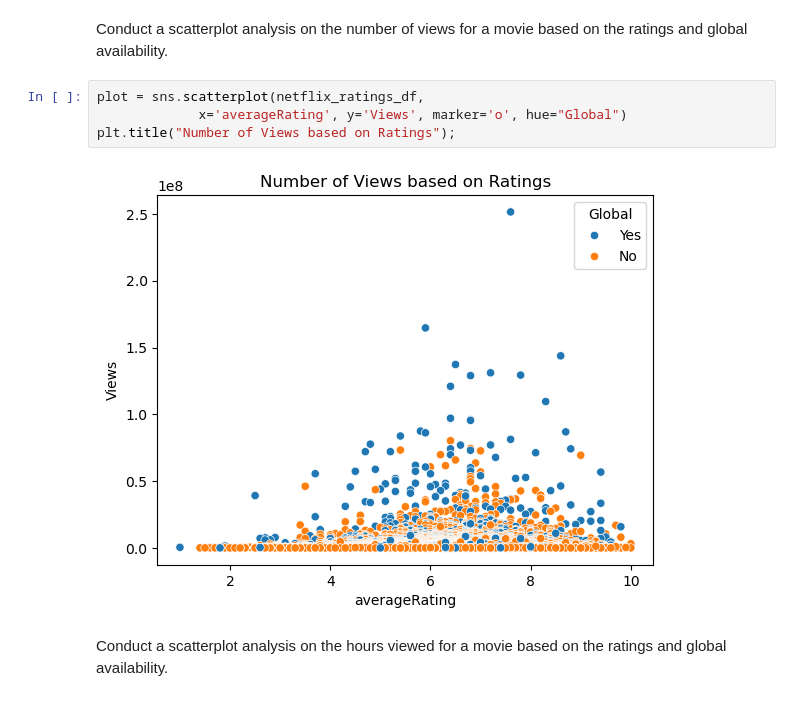
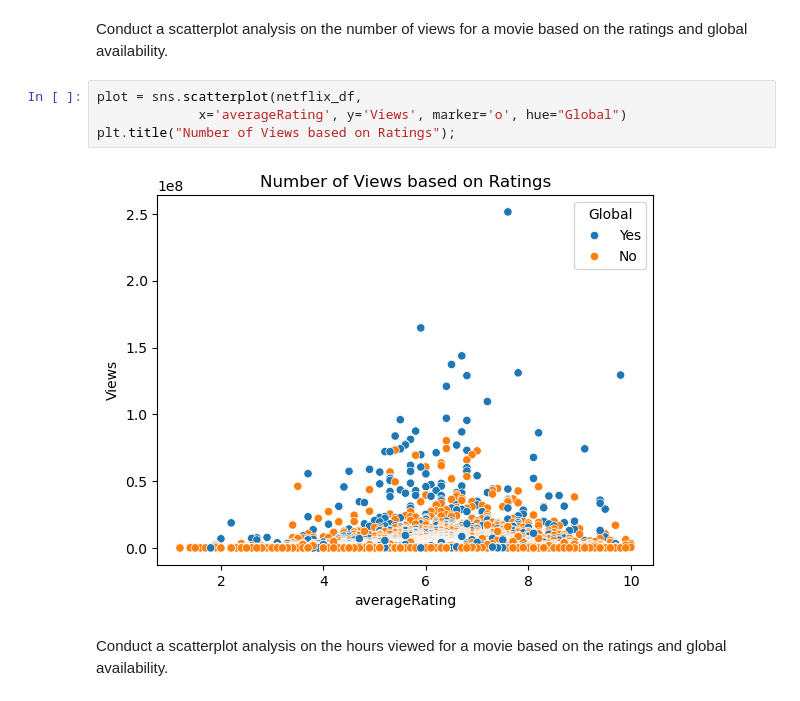
Before and after one commit to xuanlianliu/Data_Science_Project, a Jupyter notebook: Netflix.ipynb, the cells around one changed output. Drawn from its saved outputs; the diff is of its cells as text.

```diff
--- a/Netflix.ipynb
+++ b/Netflix.ipynb
@@ -121,11 +122,11 @@ To help gauge whether or not there is a relationship between Views and Ratings a
 # %% [markdown]
 Conduct a scatterplot analysis on the number of views for a movie based on the ratings and global availability.
 # %%
-plot = sns.scatterplot(netflix_ratings_df,
+plot = sns.scatterplot(netflix_df,
              x='averageRating', y='Views', marker='o', hue="Global")
 plt.title("Number of Views based on Ratings");
 # %% [output]
-[figure, old version]
+[figure, new version]
 # %% [markdown]
 Conduct a scatterplot analysis on the hours viewed for a movie based on the ratings and global availability.
 # %%
```
Also changed, not shown: parts of 19 cells of this notebook, 3 other files.
